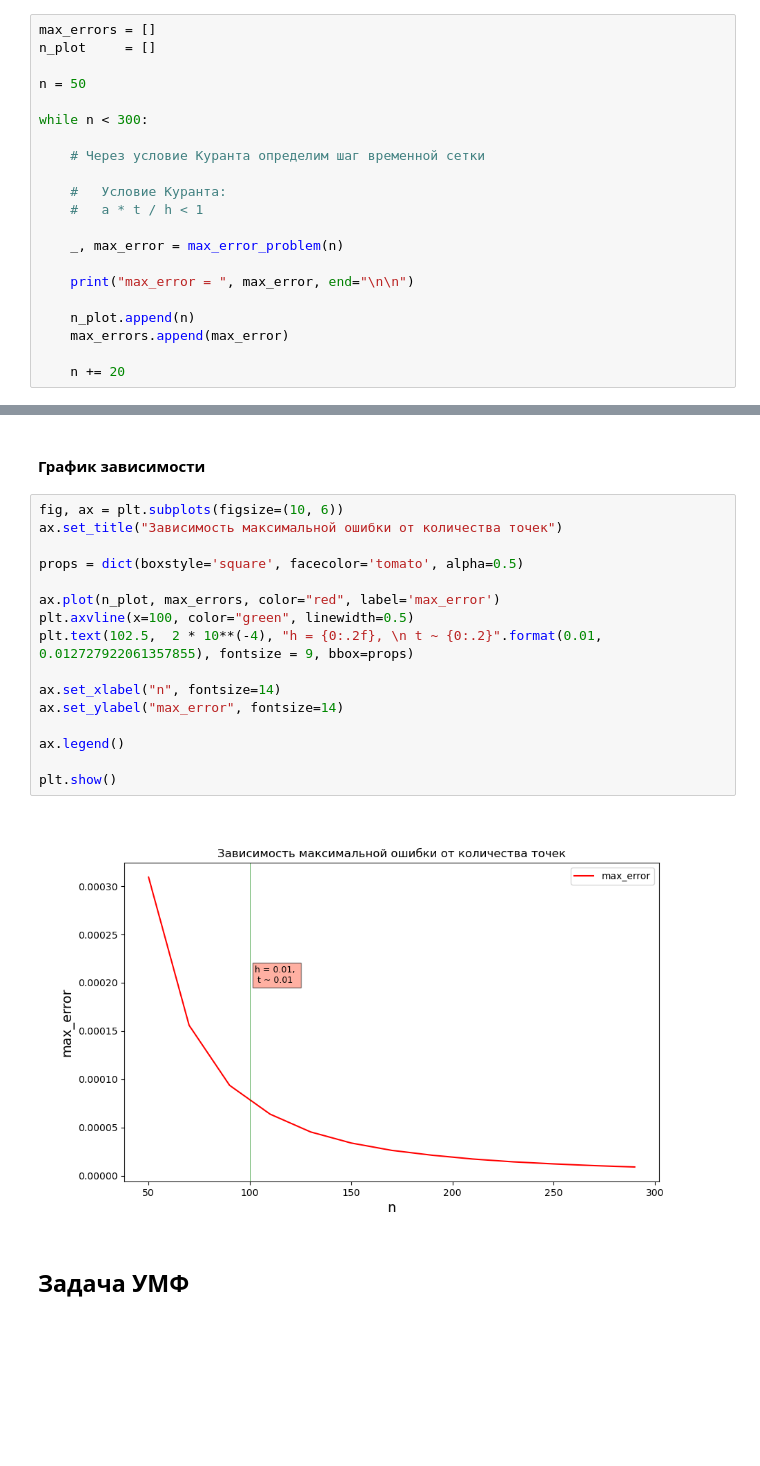
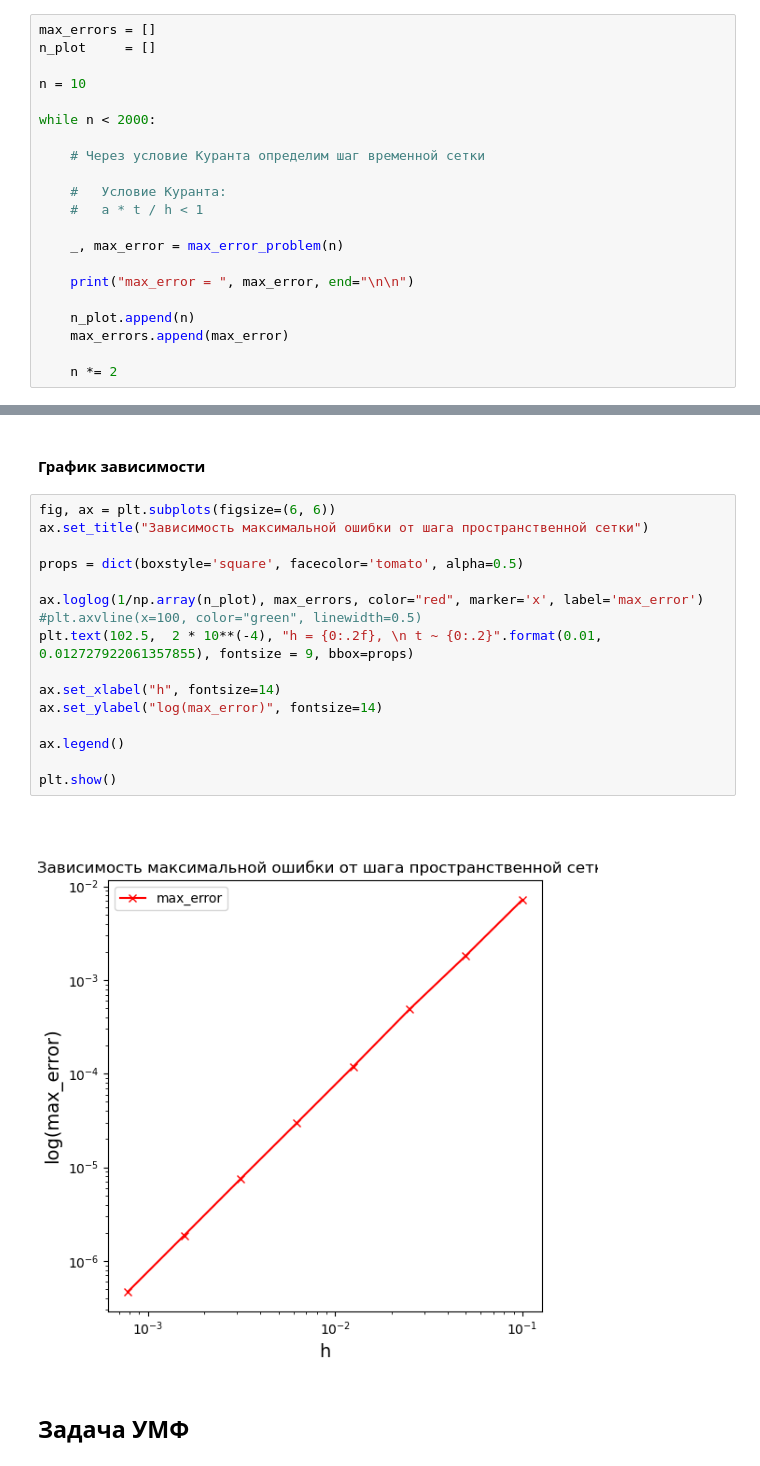
Before and after one commit to Shchetinnikov/Numerical_Methods, a Jupyter notebook: Lab7.ipynb, the cells around one changed output, grey strips where cells are left out. Drawn from its saved outputs; the diff is of its cells as text; blank space fills up the shorter version.

```diff
--- a/Lab7.ipynb
+++ b/Lab7.ipynb
@@ -328,9 +328,9 @@ def max_error_problem(n):
 max_errors = []
 n_plot     = []
 
-n = 50
+n = 10
 
-while n < 300:
+while n < 2000:
 
     # Через условие Куранта определим шаг временной сетки
 
@@ -344,5 +344,5 @@ while n < 300:
     n_plot.append(n)
     max_errors.append(max_error)
 
-    n += 20
+    n *= 2
 # %% [output]
@@ -366,23 +366,23 @@ max_error =  9.103502499274718e-06
 # %% [markdown]
 #### График зависимости
 # %%
-fig, ax = plt.subplots(figsize=(10, 6))
-ax.set_title("Зависимость максимальной ошибки от количества точек")
+fig, ax = plt.subplots(figsize=(6, 6))
+ax.set_title("Зависимость максимальной ошибки от шага пространственной сетки")
 
 props = dict(boxstyle='square', facecolor='tomato', alpha=0.5)
 
-ax.plot(n_plot, max_errors, color="red", label='max_error')
-plt.axvline(x=100, color="green", linewidth=0.5)
+ax.loglog(1/np.array(n_plot), max_errors, color="red", marker='x', label='max_error')
+#plt.axvline(x=100, color="green", linewidth=0.5)
 plt.text(102.5,  2 * 10**(-4), "h = {0:.2f}, \n t ~ {0:.2}".format(0.01, 0.012727922061357855), fontsize = 9, bbox=props)
 
-ax.set_xlabel("n", fontsize=14)
-ax.set_ylabel("max_error", fontsize=14)
+ax.set_xlabel("h", fontsize=14)
+ax.set_ylabel("log(max_error)", fontsize=14)
 
 ax.legend()
 
 plt.show()
 # %% [output]
-[figure, old version]
+[figure, new version]
 # %% [markdown]
 ## Задача УМФ
 # %% [markdown]
```
Also changed, not shown: parts of 2 cells of this notebook, 5 other files.
